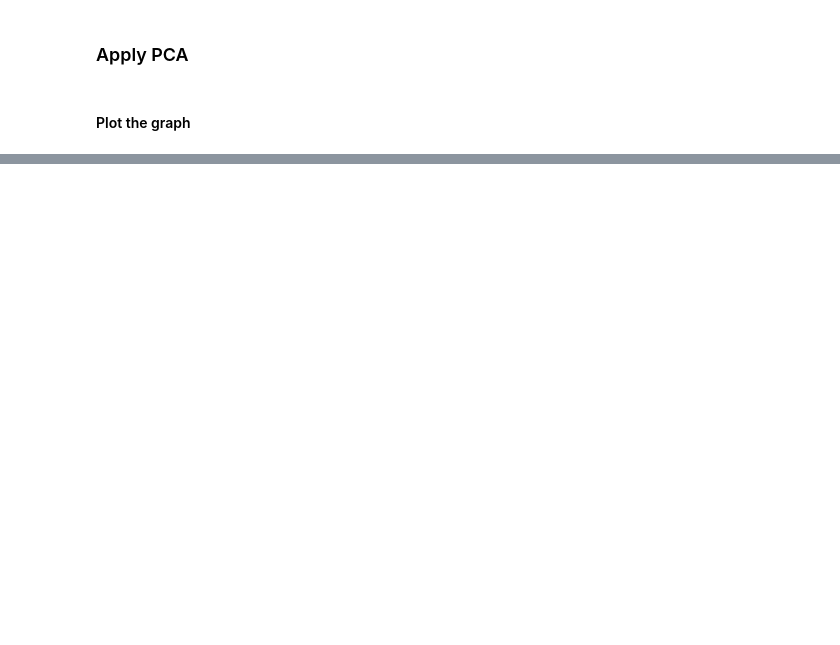
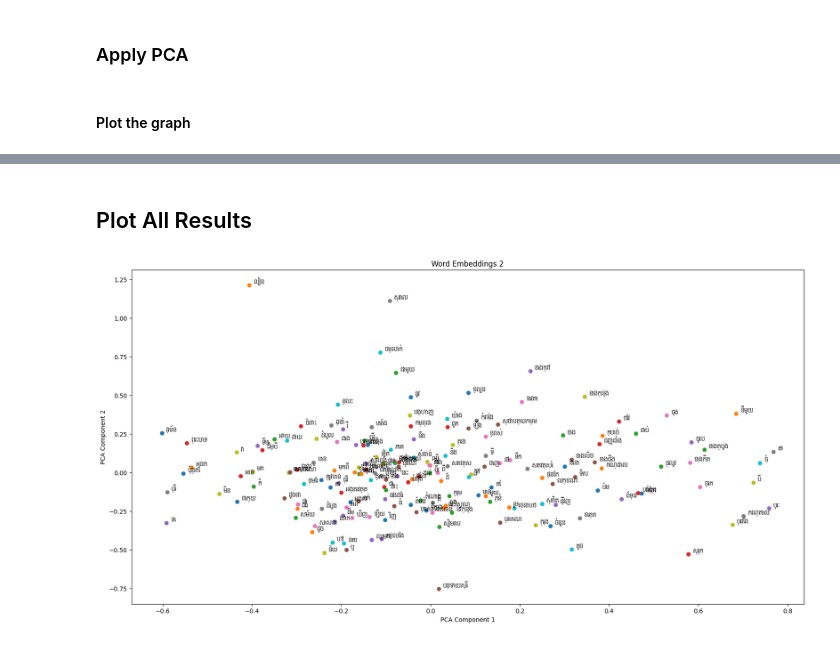
Before and after one commit to maohieng/learn_ai, a Jupyter notebook: nlp/mini-project-3/hieng-/II_dimensional_reduction.ipynb, the cells around one changed output, grey strips where cells are left out. Cells and saved outputs as stored; diff of their text form; code cells hidden in the pictures; blank space fills up the shorter version.

```diff
--- a/nlp/mini-project-3/hieng-/II_dimensional_reduction.ipynb
+++ b/nlp/mini-project-3/hieng-/II_dimensional_reduction.ipynb
@@ -8,3 +4,41 @@ import matplotlib.pyplot as plt
+# %%
+import numpy as np
+from sklearn.decomposition import PCA
+import matplotlib.pyplot as plt
+import pathlib
+
+def load_and_plot_data(file_word_embbedings, file_word_to_index, graph_name='2D PCA of Word Embeddings'):
+    word_to_embeddings = np.load(file_word_embbedings, allow_pickle=True).item()
+
+    word_to_index = np.load(file_word_to_index, allow_pickle=True).item()
+    index_to_word = {v: k for k, v in word_to_index.items()}
+
+    # Create an array of array 50-dimensional with zeros
+    embeddings_array = np.zeros((len(word_to_embeddings), 50))
+
+    for word, embedding in word_to_embeddings.items():
+        index = word_to_index[word]
+        embeddings_array[index] = embedding
+
+    # Fit PCA on the embeddings
+    pca = PCA(n_components=2)
+    reduced_embeddings = pca.fit_transform(embeddings_array)
+
+    reduced_word_embeddings = {}
+    plt.figure(figsize=(20, 10))
+    for i, embedding in enumerate(reduced_embeddings):
+        word = index_to_word[i]
+        reduced_word_embeddings[word] = embedding
+        x, y = embedding
+        plt.scatter(x, y)
+        plt.text(x + 0.01, y + 0.01, word, fontsize=9, font=pathlib.Path('KhmerOSContent-Regular.ttf'))
+
+    plt.xlabel('PCA Component 1')
+    plt.ylabel('PCA Component 2')
+    plt.title(graph_name)
+    plt.show()
+
+    return reduced_word_embeddings
 # %% [markdown]
 ### Load Word Embeddings
 # %%
@@ -104,0 +139,6 @@ plt.show()
+# %% [markdown]
+## Plot All Results
+# %%
+graph2 = load_and_plot_data("word_to_embedding2.npy", "word_to_index.npy", "Word Embeddings 2")
+# %% [output]
+[figure, added]
```
Also changed, not shown: parts of 10 cells of this notebook, 22 other files.
